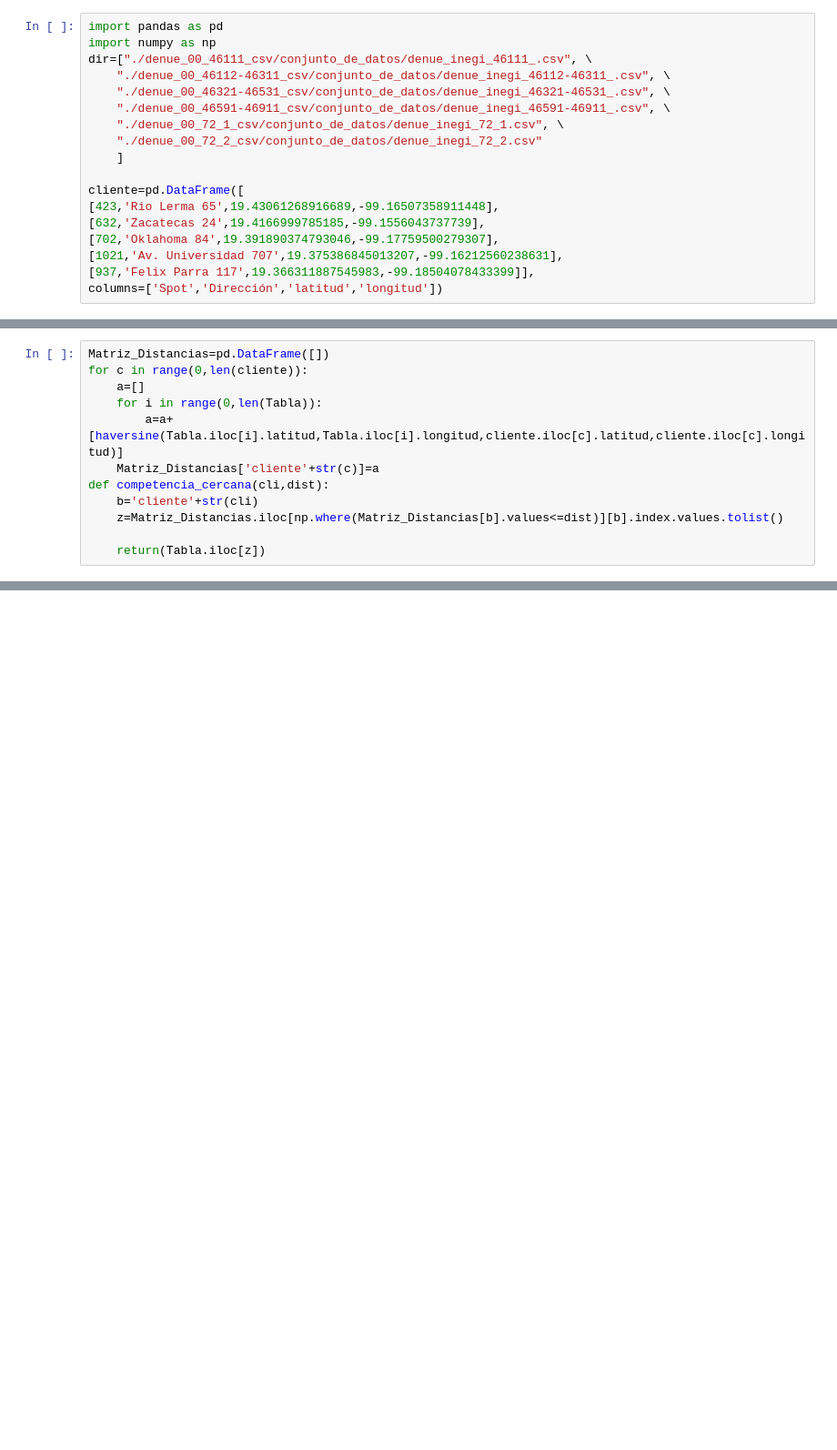
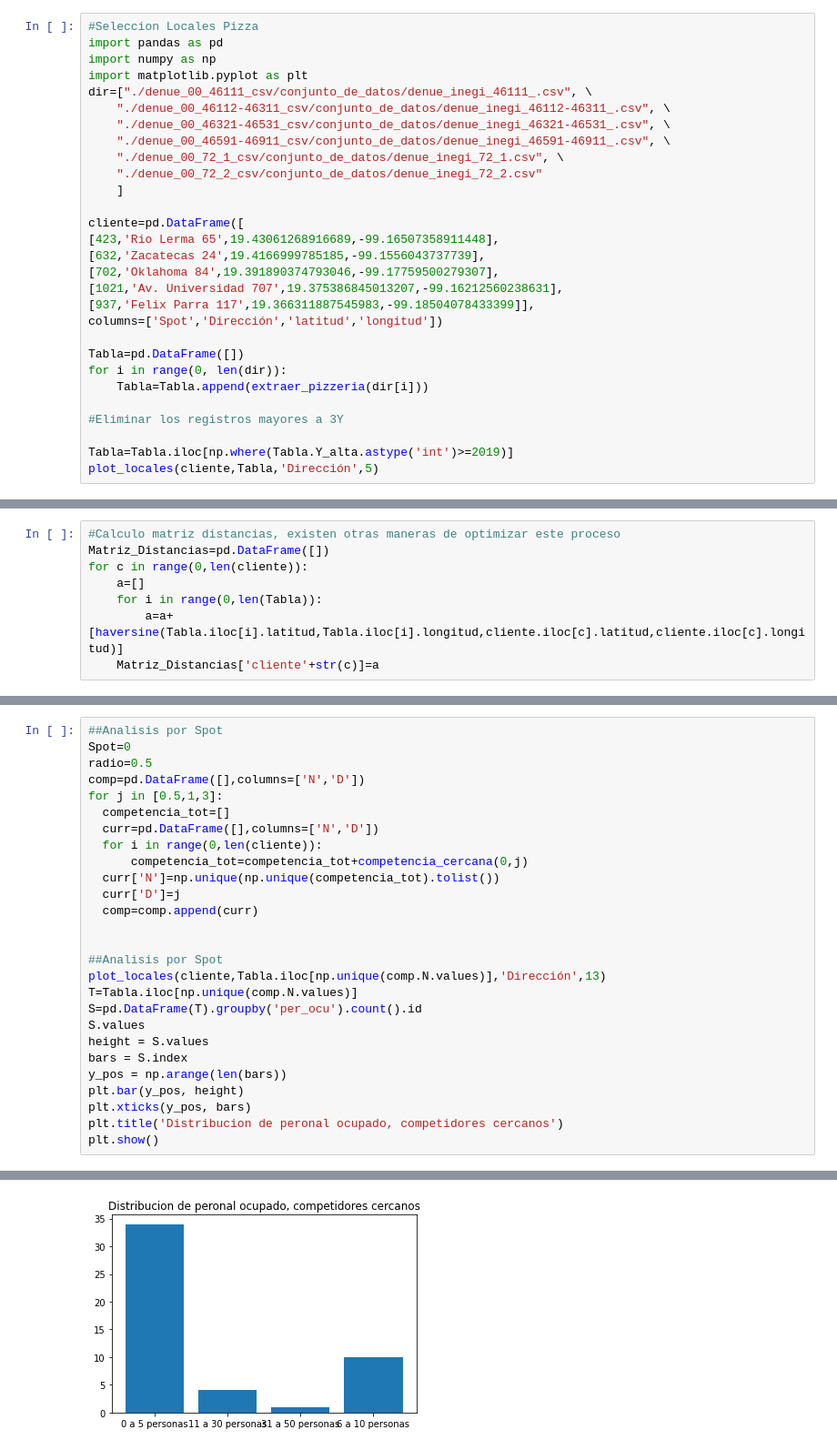
Before and after one commit to sightes/DESAFIOS, a Jupyter notebook: Spot2.ipynb, the cells around one changed output, grey strips where cells are left out. Shown at 91% size. Drawn from its saved outputs; the diff is of its cells as text; blank space fills up the shorter version.

```diff
--- a/Spot2.ipynb
+++ b/Spot2.ipynb
@@ -8,6 +90,8 @@ https://www.inegi.org.mx/contenidos/masiva/denue/denue_00_72_2_csv.zip
 # %%
+#Seleccion Locales Pizza
 import pandas as pd
 import numpy as np
+import matplotlib.pyplot as plt
 dir=["./denue_00_46111_csv/conjunto_de_datos/denue_inegi_46111_.csv", \
     "./denue_00_46112-46311_csv/conjunto_de_datos/denue_inegi_46112-46311_.csv", \
     "./denue_00_46321-46531_csv/conjunto_de_datos/denue_inegi_46321-46531_.csv", \
@@ -23,3 +107,12 @@ cliente=pd.DataFrame([
 [1021,'Av. Universidad 707',19.375386845013207,-99.16212560238631],
 [937,'Felix Parra 117',19.366311887545983,-99.18504078433399]],
 columns=['Spot','Dirección','latitud','longitud'])
+
+Tabla=pd.DataFrame([])
+for i in range(0, len(dir)):
+    Tabla=Tabla.append(extraer_pizzeria(dir[i]))
+
+#Eliminar los registros mayores a 3Y
+
+Tabla=Tabla.iloc[np.where(Tabla.Y_alta.astype('int')>=2019)]
+plot_locales(cliente,Tabla,'Dirección',5)
@@ -95,12 +121,8 @@ plot_locales(cliente,Tabla,'Dirección',5)
 # %%
+#Calculo matriz distancias, existen otras maneras de optimizar este proceso
 Matriz_Distancias=pd.DataFrame([])
 for c in range(0,len(cliente)):
     a=[]
     for i in range(0,len(Tabla)):
         a=a+[haversine(Tabla.iloc[i].latitud,Tabla.iloc[i].longitud,cliente.iloc[c].latitud,cliente.iloc[c].longitud)]
     Matriz_Distancias['cliente'+str(c)]=a
-def competencia_cercana(cli,dist):
-    b='cliente'+str(cli)
-    z=Matriz_Distancias.iloc[np.where(Matriz_Distancias[b].values<=dist)][b].index.values.tolist()
-
-    return(Tabla.iloc[z])
@@ -122,0 +129,28 @@ competencia_cercana(3,3)
+# %%
+##Analisis por Spot
+Spot=0
+radio=0.5
+comp=pd.DataFrame([],columns=['N','D'])
+for j in [0.5,1,3]:
+  competencia_tot=[]
+  curr=pd.DataFrame([],columns=['N','D'])
+  for i in range(0,len(cliente)):
+      competencia_tot=competencia_tot+competencia_cercana(0,j)
+  curr['N']=np.unique(np.unique(competencia_tot).tolist())
+  curr['D']=j
+  comp=comp.append(curr)
+
+
+##Analisis por Spot
+plot_locales(cliente,Tabla.iloc[np.unique(comp.N.values)],'Dirección',13)
+T=Tabla.iloc[np.unique(comp.N.values)]
+S=pd.DataFrame(T).groupby('per_ocu').count().id
+S.values
+height = S.values
+bars = S.index
+y_pos = np.arange(len(bars))
+plt.bar(y_pos, height)
+plt.xticks(y_pos, bars)
+plt.title('Distribucion de peronal ocupado, competidores cercanos')
+plt.show()
+# %% [output]
@@ -122,0 +158 @@ competencia_cercana(3,3)
+[figure, added]
```
Also changed, not shown: parts of 12 cells of this notebook.
